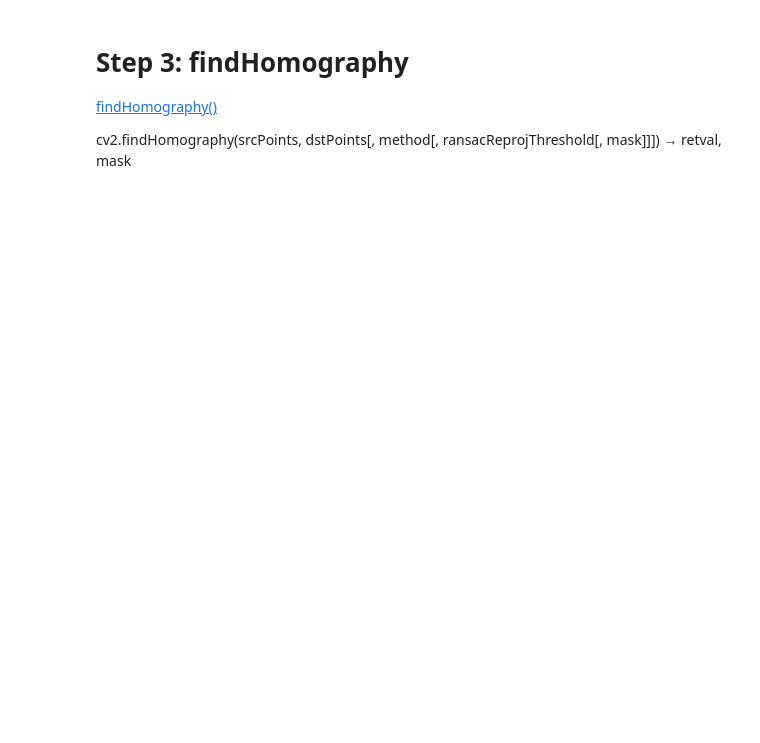
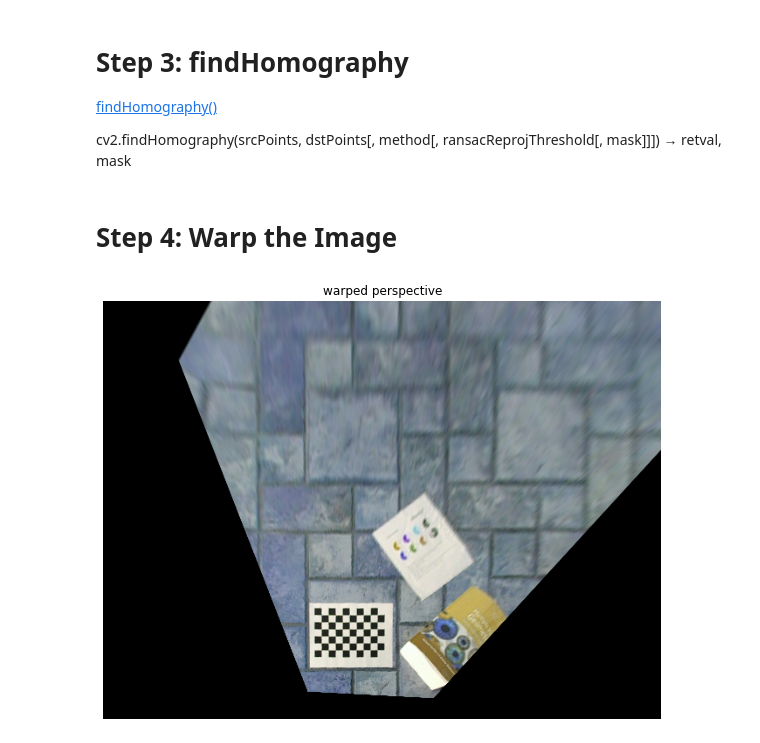
Before and after one commit to eshangaur/Perception-in-Robotics, a Jupyter notebook: project_2b/code/task_5/task_5.ipynb, the cells around one changed output. Saved outputs shown, nothing was run; the diff lists cells and outputs as text; code cells hidden in the pictures; blank space fills up the shorter version.

```diff
--- a/project_2b/code/task_5/task_5.ipynb
+++ b/project_2b/code/task_5/task_5.ipynb
@@ -100,3 +149,13 @@ plot_figures({'left_0': left_[0], 'right_0': right_[0], 'left_1': left_[1], 'rig
 [findHomography()](https://docs.opencv.org/2.4/modules/calib3d/doc/camera_calibration_and_3d_reconstruction.html?highlight=findhomography#findhomography)
 
 cv2.findHomography(srcPoints, dstPoints[, method[, ransacReprojThreshold[, mask]]]) → retval, mask
+# %%
+H, mask = cv2.findHomography(corners_2D, dstPoints)
+# %% [markdown]
+# Step 4: Warp the Image
+# %%
+left_0_warped = cv2.warpPerspective(left_[0].copy(), H, (left_[0].shape[:2][1],left_[0].shape[:2][0]))
+
+plot_figures({'warped perspective':left_0_warped},1,1)
+# %% [output]
+[figure, added]
```
Also changed, not shown: parts of 11 cells of this notebook, 2 other files.
